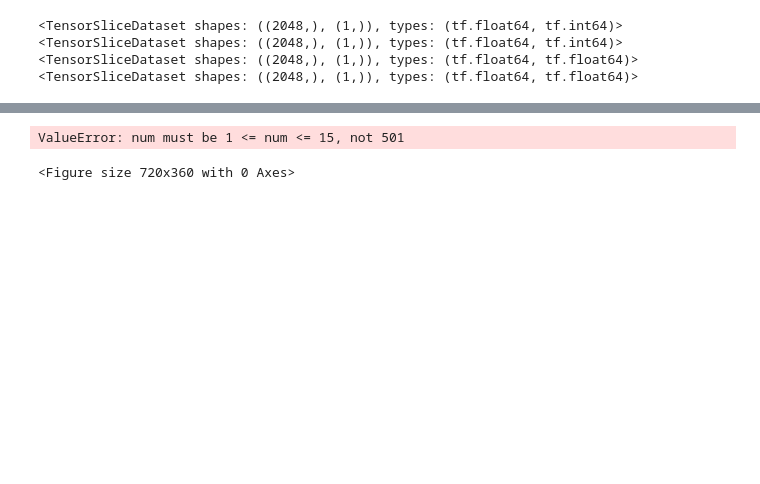
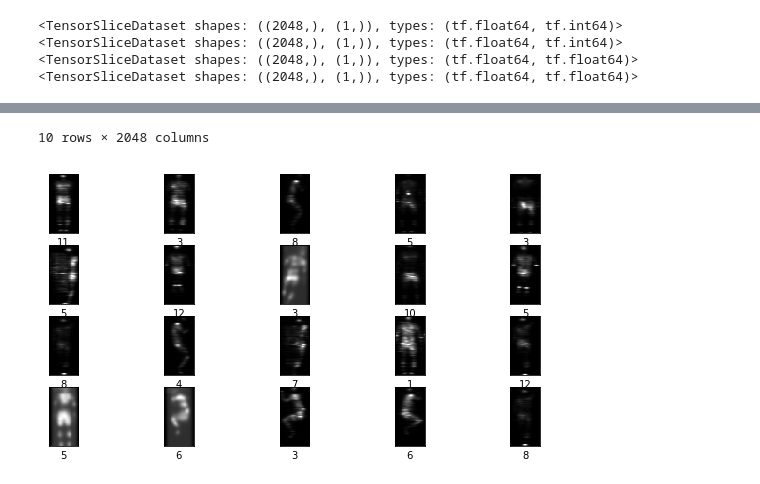
Before and after one commit to CrostaBot/PostureRecognition, a Jupyter notebook: CNN.ipynb, the cells around one changed output, grey strips where cells are left out. Saved outputs shown, nothing was run; the diff lists cells and outputs as text; code cells hidden in the pictures; blank space fills up the shorter version.

Commit message:
update dataset, import paper, update cnn

```diff
--- a/CNN.ipynb
+++ b/CNN.ipynb
@@ -198,16 +196,19 @@ Validation accuracy: 0.338710
 # %%
-predictions = model.predict(tf_test_subject)
+tf_test_data = tf.data.Dataset.from_tensor_slices(([test_data.to_numpy().reshape(len(test_data), 64, 32, 1)]))
+
+predictions = model.predict(tf_test_data)
 predictions = np.argmax(predictions, axis=1)
 # %%
 plt.figure(figsize=(10,5))
 
-
-for i, row in test_data.head(15).iterrows():
-    plt.subplot(3,5,i+1)
+for i, row in test_data.head(20).reset_index(drop=True).iterrows():
+    plt.subplot(4,5,i+1)
     plt.xticks([])
     plt.yticks([])
     plt.grid(False)
 
     plt.imshow(row.values.reshape((64, 32)), cmap='gray')
     plt.xlabel(predictions[i])
+
+test_data.head(10).reset_index(drop=True)
 # %% [output]
@@ -214,2 +226,2 @@ for i, row in test_data.head(15).iterrows():
-ValueError: num must be 1 <= num <= 15, not 501
+10 rows × 2048 columns
-<Figure size 720x360 with 0 Axes>
+[figure, added]
```
Also changed, not shown: parts of 12 cells of this notebook, 3 other files.
